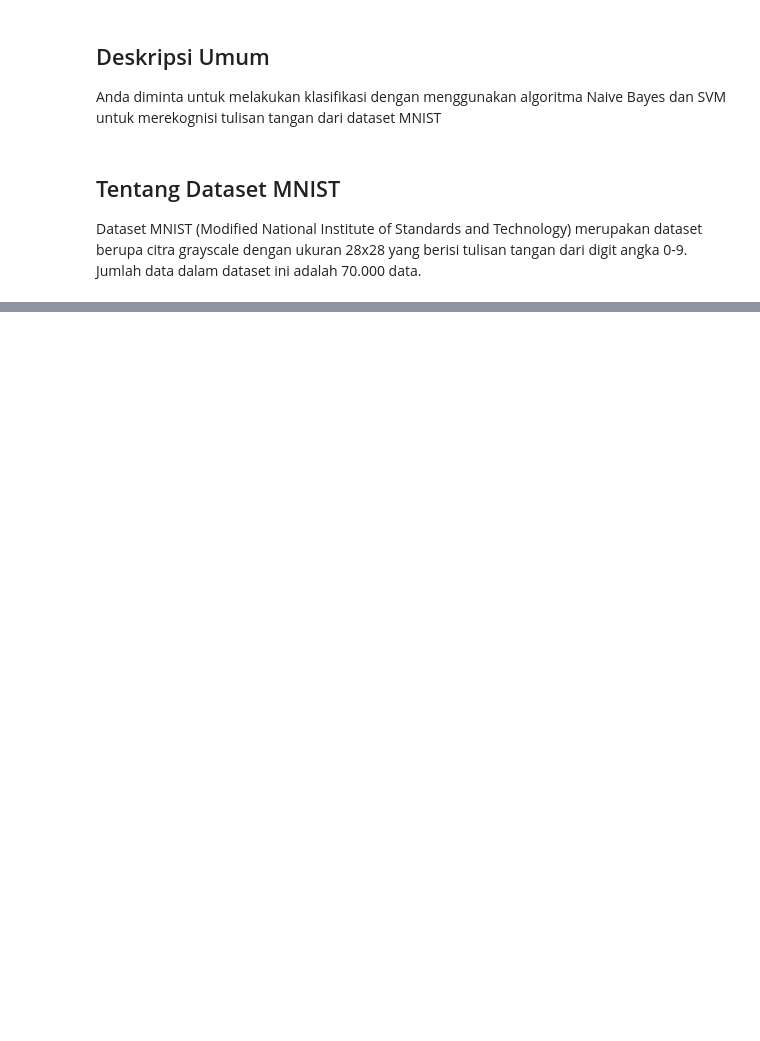
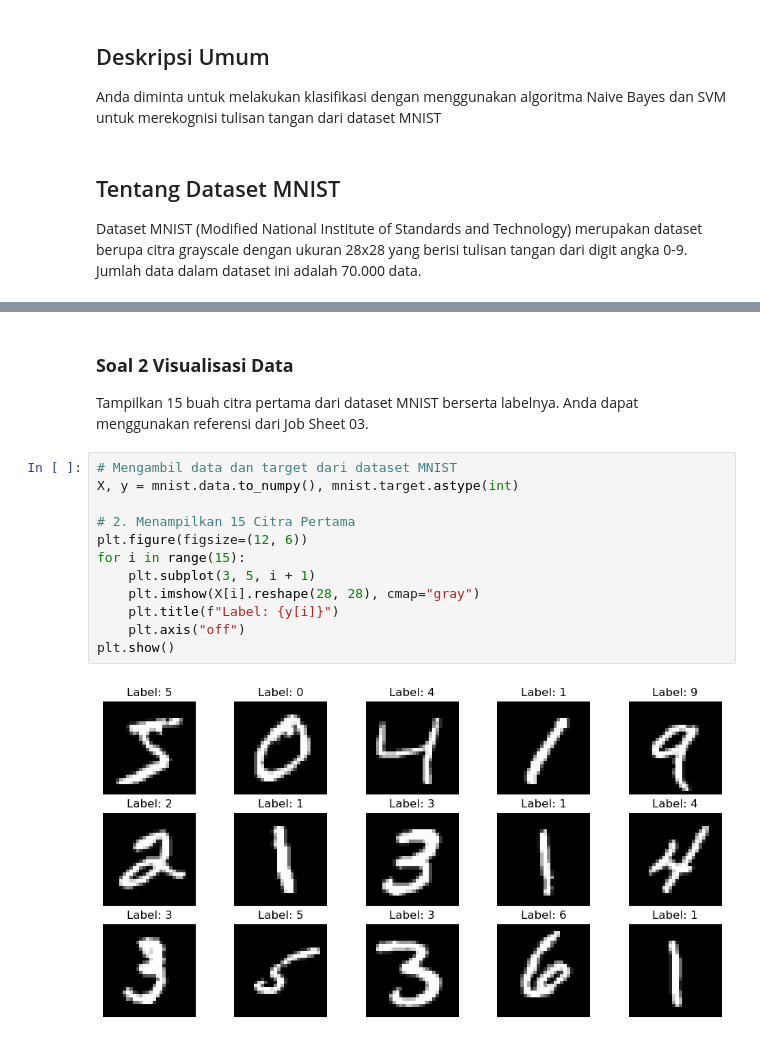
Before and after one commit to alvianfirdaus/Kelompok3_ML, a Jupyter notebook: Kuis 1/Pembelajaran Mesin - Kuis 1.ipynb, the cells around one changed output, grey strips where cells are left out. Cells and saved outputs as stored; diff of their text form; blank space fills up the shorter version.

```diff
--- a/Kuis 1/Pembelajaran Mesin - Kuis 1.ipynb
+++ b/Kuis 1/Pembelajaran Mesin - Kuis 1.ipynb
@@ -53,0 +163,17 @@ mnist.keys()
+# %% [markdown]
+### **Soal 2 Visualisasi Data**
+Tampilkan 15 buah citra pertama dari dataset MNIST berserta labelnya. Anda dapat menggunakan referensi dari Job Sheet 03.
+# %%
+# Mengambil data dan target dari dataset MNIST
+X, y = mnist.data.to_numpy(), mnist.target.astype(int)
+
+# 2. Menampilkan 15 Citra Pertama
+plt.figure(figsize=(12, 6))
+for i in range(15):
+    plt.subplot(3, 5, i + 1)
+    plt.imshow(X[i].reshape(28, 28), cmap="gray")
+    plt.title(f"Label: {y[i]}")
+    plt.axis("off")
+plt.show()
+# %% [output]
+[figure, added]
```
Also changed, not shown: parts of 16 cells of this notebook, 4 other files.
